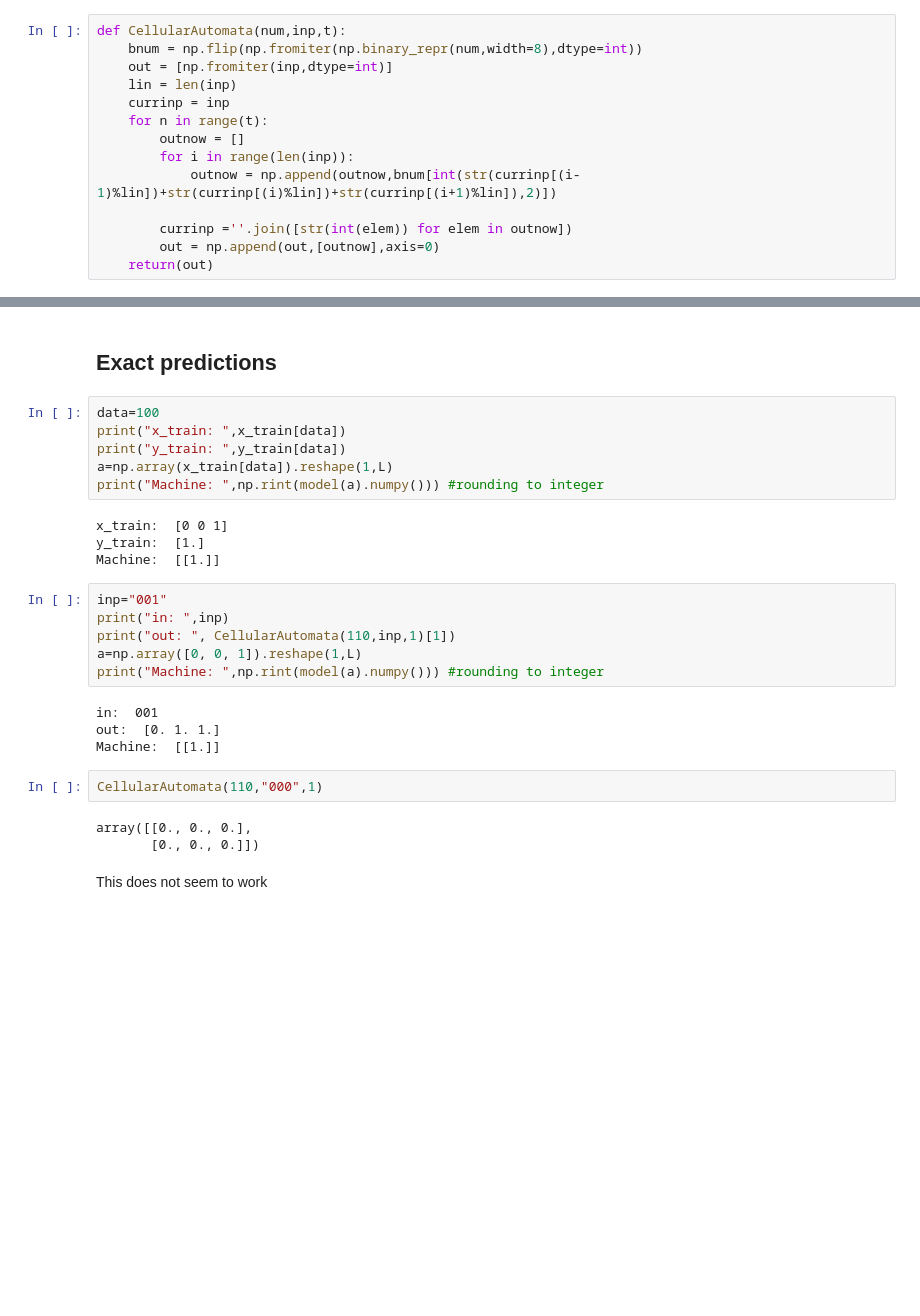
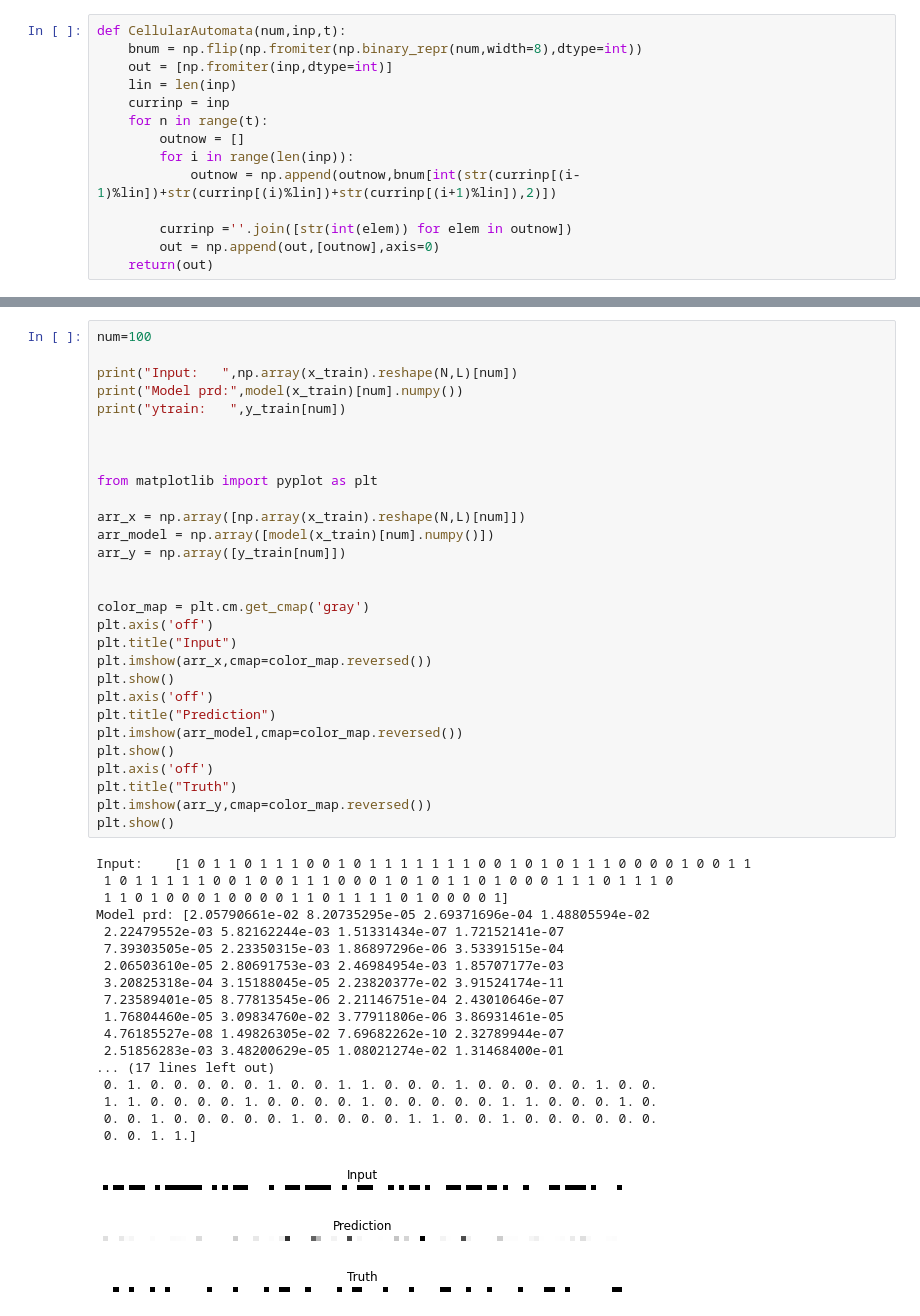
Before and after one commit to Damanu/golDeeplearning, a Jupyter notebook: Simple_Law.ipynb, the cells around one changed output, grey strips where cells are left out. Drawn from its saved outputs; the diff is of its cells as text; blank space fills up the shorter version.

```diff
--- a/Simple_Law.ipynb
+++ b/Simple_Law.ipynb
@@ -122,29 +275,50 @@ Epoch 6/6
-# %% [markdown]
-## Exact predictions
-# %%
-data=100
-print("x_train: ",x_train[data])
-print("y_train: ",y_train[data])
-a=np.array(x_train[data]).reshape(1,L)
-print("Machine: ",np.rint(model(a).numpy())) #rounding to integer
-# %% [output]
-x_train:  [0 0 1]
-y_train:  [1.]
-Machine:  [[1.]]
-# %%
-inp="001"
-print("in: ",inp)
-print("out: ", CellularAutomata(110,inp,1)[1])
-a=np.array([0, 0, 1]).reshape(1,L)
-print("Machine: ",np.rint(model(a).numpy())) #rounding to integer
-# %% [output]
-in:  001
-out:  [0. 1. 1.]
-Machine:  [[1.]]
-# %%
-CellularAutomata(110,"000",1)
-# %% [output]
-array([[0., 0., 0.],
-       [0., 0., 0.]])
-# %% [markdown]
-This does not seem to work
+# %%
+num=100
+
+print("Input:   ",np.array(x_train).reshape(N,L)[num])
+print("Model prd:",model(x_train)[num].numpy())
+print("ytrain:   ",y_train[num])
+
+
+
+from matplotlib import pyplot as plt
+
+arr_x = np.array([np.array(x_train).reshape(N,L)[num]])
+arr_model = np.array([model(x_train)[num].numpy()])
+arr_y = np.array([y_train[num]])
+
+
+color_map = plt.cm.get_cmap('gray')
+plt.axis('off')
+plt.title("Input")
+plt.imshow(arr_x,cmap=color_map.reversed())
+plt.show()
+plt.axis('off')
+plt.title("Prediction")
+plt.imshow(arr_model,cmap=color_map.reversed())
+plt.show()
+plt.axis('off')
+plt.title("Truth")
+plt.imshow(arr_y,cmap=color_map.reversed())
+plt.show()
+# %% [output]
+Input:    [1 0 1 1 0 1 1 1 0 0 1 0 1 1 1 1 1 1 1 0 0 1 0 1 0 1 1 1 0 0 0 0 1 0 0 1 1
+ 1 0 1 1 1 1 1 0 0 1 0 0 1 1 1 0 0 0 1 0 1 0 1 1 0 1 0 0 0 1 1 1 0 1 1 1 0
+ 1 1 0 1 0 0 0 1 0 0 0 0 1 1 0 1 1 1 1 0 1 0 0 0 0 1]
+Model prd: [2.05790661e-02 8.20735295e-05 2.69371696e-04 1.48805594e-02
+ 2.22479552e-03 5.82162244e-03 1.51331434e-07 1.72152141e-07
+ 7.39303505e-05 2.23350315e-03 1.86897296e-06 3.53391515e-04
+ 2.06503610e-05 2.80691753e-03 2.46984954e-03 1.85707177e-03
+ 3.20825318e-04 3.15188045e-05 2.23820377e-02 3.91524174e-11
+ 7.23589401e-05 8.77813545e-06 2.21146751e-04 2.43010646e-07
+ 1.76804460e-05 3.09834760e-02 3.77911806e-06 3.86931461e-05
+ 4.76185527e-08 1.49826305e-02 7.69682262e-10 2.32789944e-07
+ 2.51856283e-03 3.48200629e-05 1.08021274e-02 1.31468400e-01
+... (17 lines left out)
+ 0. 1. 0. 0. 0. 0. 0. 1. 0. 0. 1. 1. 0. 0. 0. 1. 0. 0. 0. 0. 0. 1. 0. 0.
+ 1. 1. 0. 0. 0. 0. 1. 0. 0. 0. 0. 1. 0. 0. 0. 0. 0. 1. 1. 0. 0. 0. 1. 0.
+ 0. 0. 1. 0. 0. 0. 0. 0. 1. 0. 0. 0. 0. 1. 1. 0. 0. 1. 0. 0. 0. 0. 0. 0.
+ 0. 0. 1. 1.]
+[figure, added]
+[figure, added]
+[figure, added]
```
Also changed, not shown: parts of 20 cells of this notebook.
